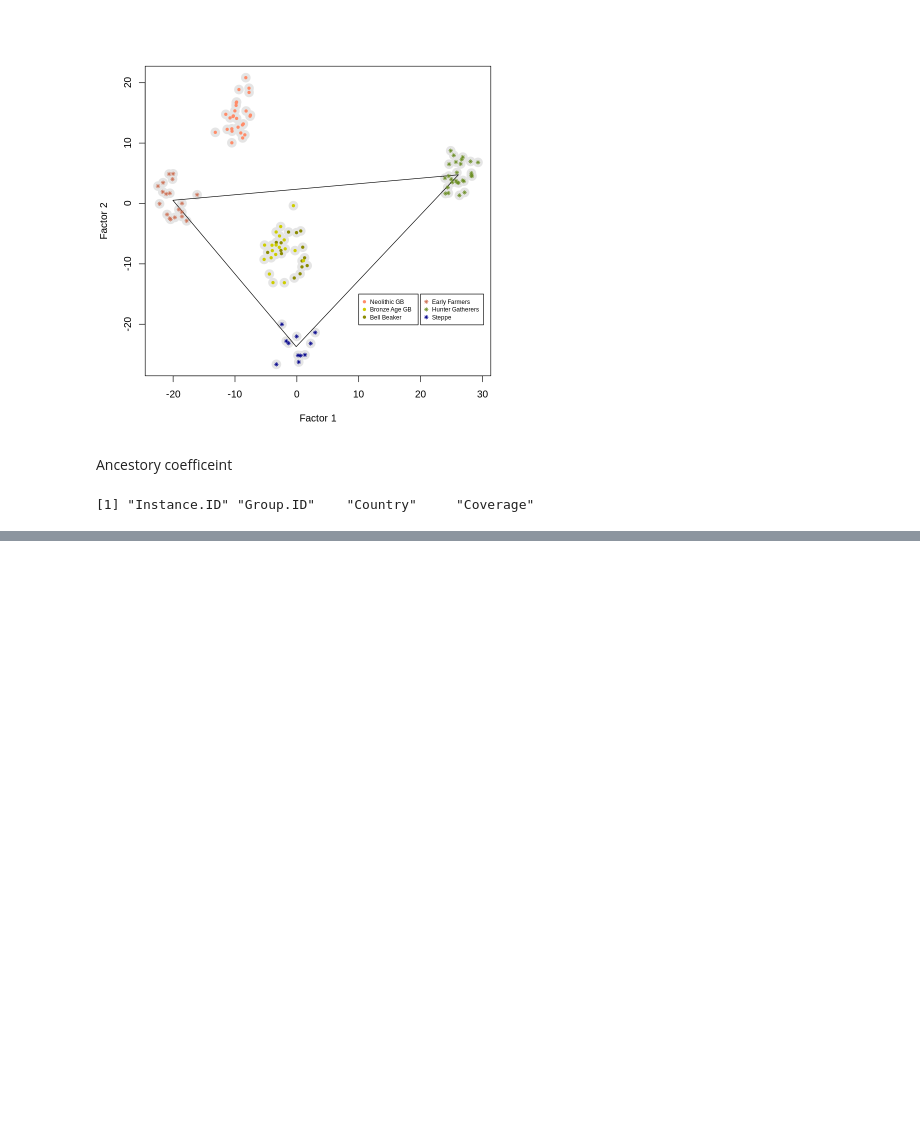
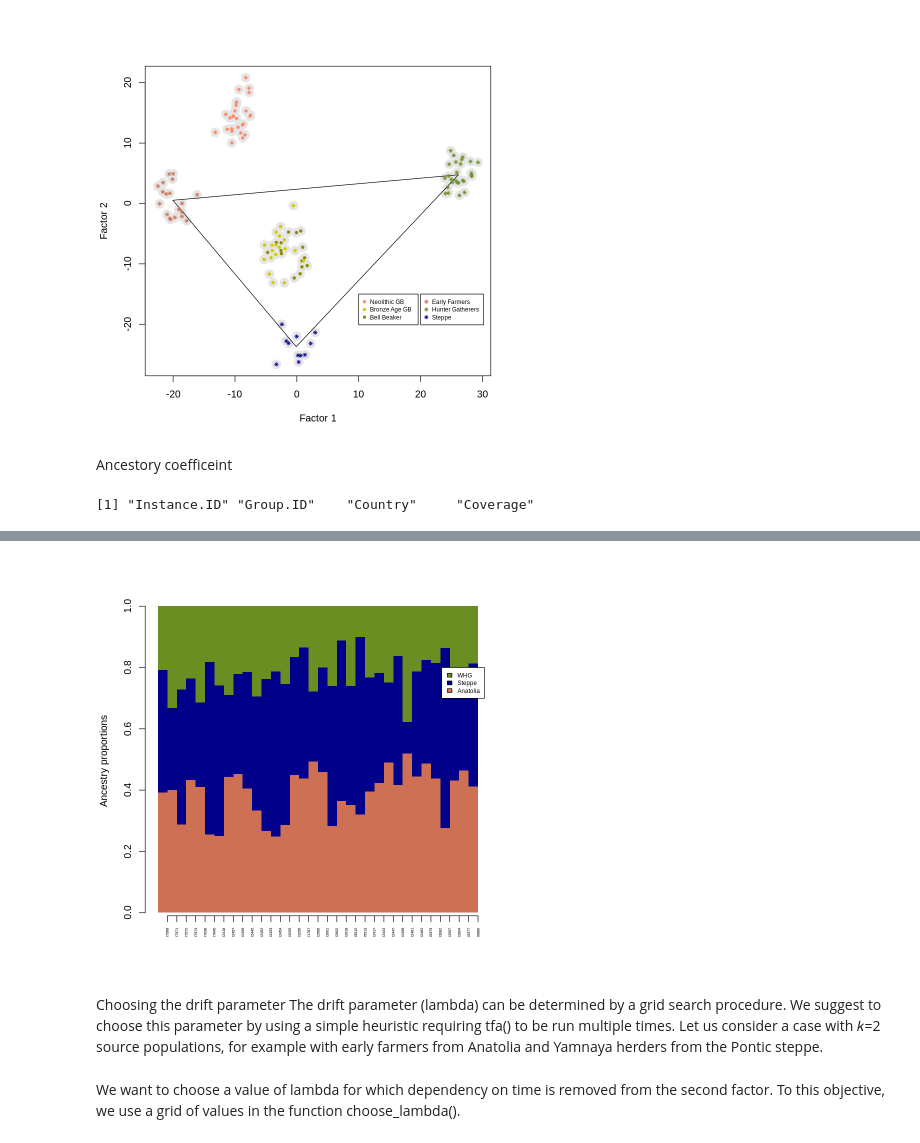
Before and after one commit to adgcal/Anjan_collab_R, a Jupyter notebook: adna_tfa_R.ipynb, the cells around one changed output, grey strips where cells are left out. Cells and saved outputs as stored; diff of their text form; code cells hidden in the pictures; blank space fills up the shorter version.

```diff
--- a/adna_tfa_R.ipynb
+++ b/adna_tfa_R.ipynb
@@ -151,0 +148,3 @@ abline(v = -1, col = "orange", lty = 2)
+# %%
+  target = c("England_Bell_Beaker", "England_BA")
+  source = c("Anatolia_N", "Russia_Yamnaya", "Serbia_HG")
@@ -151,0 +228,24 @@ abline(v = -1, col = "orange", lty = 2)
+# %%
+source = c("Anatolia_N", "Russia_Yamnaya", "Serbia_HG")
+  target = c("England_Bell_Beaker", "England_BA")
+
+  Q_matrix <-  ancestry_coefficients(model = mod,
+                                     metadata = metadata,
+                                     source = source,
+                                     target = target,
+                                     individual = TRUE)
+
+  barplot(t(Q_matrix),
+          border = NA,
+          space = 0,
+          axisnames = FALSE,
+          col = c("salmon3", "darkblue", "olivedrab"),
+          legend.text = c("Anatolia", "Steppe", "WHG"),
+          args.legend = list(y = 0.8, cex = .6),
+          ylab = "Ancestry proportions")
+  axis(1, at = 1:nrow(Q_matrix), labels = rownames(Q_matrix), las = 3, cex.axis = .4)
+# %% [output]
+[figure, added]
+# %% [markdown]
+Choosing the drift parameter
+The drift parameter (lambda) can be determined by a grid search procedure. We suggest to choose this parameter by using a simple heuristic requiring tfa() to be run multiple times. Let us consider a case with 𝑘=2 source populations, for example with early farmers from Anatolia and Yamnaya herders from the Pontic steppe.
@@ -151,0 +260,2 @@ abline(v = -1, col = "orange", lty = 2)
+# %% [markdown]
+We want to choose a value of lambda for which dependency on time is removed from the second factor. To this objective, we use a grid of values in the function choose_lambda().
```
Also changed, not shown: parts of 22 cells of this notebook.
